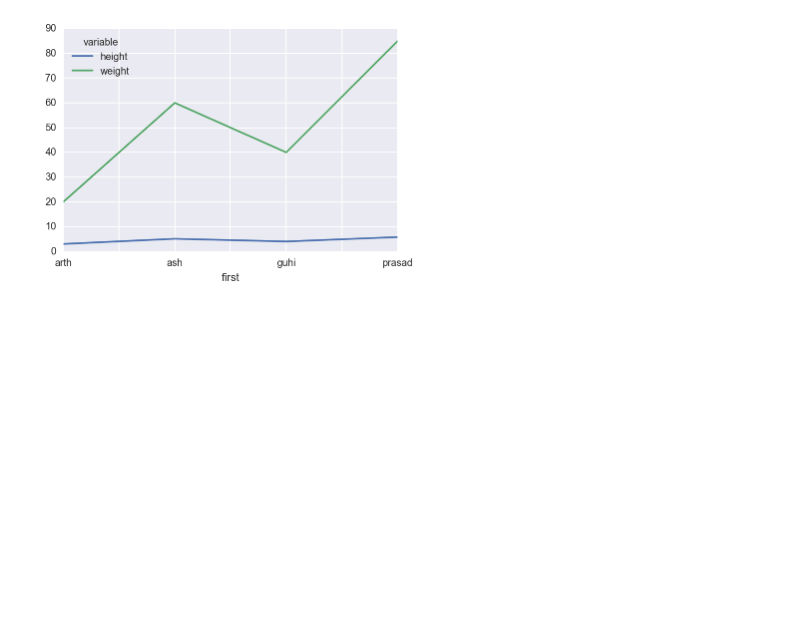
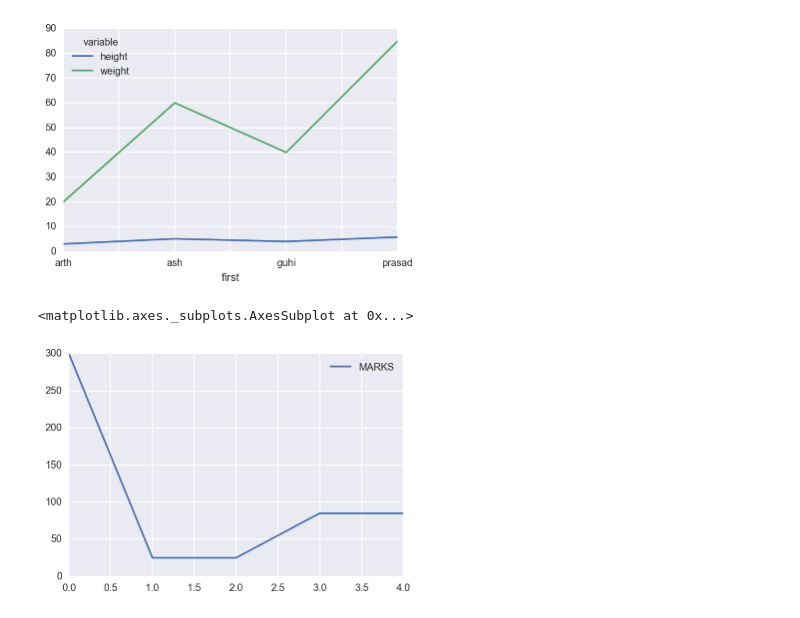
Before and after one commit to aishwarya9879/pandas, a Jupyter notebook: basics_pandas.ipynb, the cells around one changed output. Saved outputs shown, nothing was run; the diff lists cells and outputs as text; code cells hidden in the pictures; blank space fills up the shorter version.

```diff
--- a/basics_pandas.ipynb
+++ b/basics_pandas.ipynb
@@ -519,3 +523,8 @@ pivoted.plot()
 # %% [output]
 <matplotlib.axes._subplots.AxesSubplot at 0x...>
 [figure]
+# %%
+aff_2.plot()
+# %% [output]
+<matplotlib.axes._subplots.AxesSubplot at 0x...>
+[figure, added]
```
Also changed, not shown: parts of 22 cells of this notebook, 4 other files.
